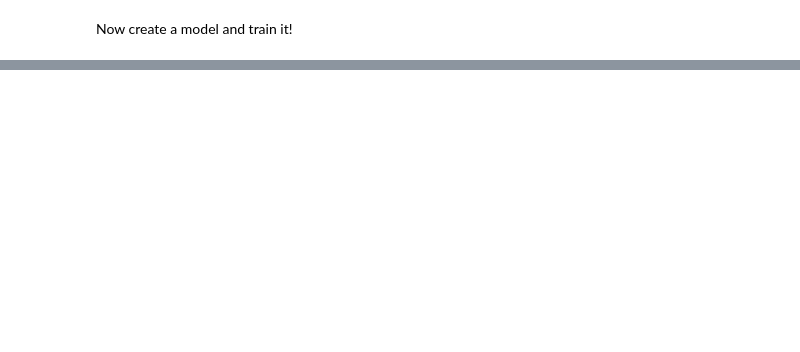
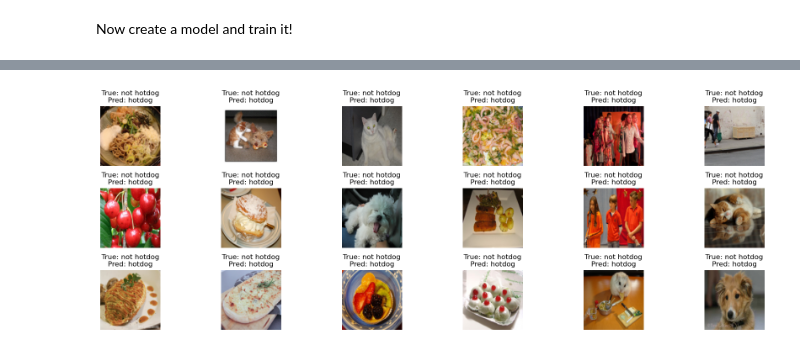
Before and after one commit to LuigiPampanin01/Assignments_DL_for_CV, a Jupyter notebook: IDLCV_Project_1_hotdog.ipynb, the cells around one changed output, grey strips where cells are left out. Cells and saved outputs as stored; diff of their text form; code cells hidden in the pictures; blank space fills up the shorter version.

Commit message:
trained first few attempts of CNN

```diff
--- a/IDLCV_Project_1_hotdog.ipynb
+++ b/IDLCV_Project_1_hotdog.ipynb
@@ -127,12 +145,12 @@ class Network(nn.Module):
         return x
 # %%
 model = Network()
-model.to(device)
+
 #Initialize the optimizer
 optimizer = torch.optim.SGD(model.parameters(), lr=0.1)
 
 #Get the first minibatch
-data = next(iter(train_loader))[0].cuda()
+data = next(iter(train_loader))[0]
 #Try running the model on a minibatch
 print('Shape of the output from the convolutional part', model.convolutional(data).shape)
 model(data); #if this runs the model dimensions fit
@@ -141,5 +159,4 @@ AssertionError: Torch not compiled with CUDA enabled
 # %%
-optimizer = torch.optim.SGD(model.parameters(), lr=0.1)
 num_epochs = 5
 
 for epoch in tqdm(range(num_epochs), unit='epoch'):
@@ -147,7 +164,6 @@ for epoch in tqdm(range(num_epochs), unit='epoch'):
     #For each epoch
     train_correct = 0
     for minibatch_no, (data, target) in tqdm(enumerate(train_loader), total=len(train_loader)):
-        data, target = data.to(device), target.to(device)
         #Zero the gradients computed for each weight
         optimizer.zero_grad()
         #Forward pass your image through the network
@@ -161,16 +177,22 @@ for epoch in tqdm(range(num_epochs), unit='epoch'):
 
         #Compute how many were correctly classified
         predicted = output.argmax(1)
-        train_correct += (target==predicted).sum().cpu().item()
+        train_correct += (target==predicted).sum().item()
     #Comput the test accuracy
     model.eval()
     test_correct = 0
-    for data, target in test_loader:
-        data = data.to(device)
+    incorrect_indices = []
+    for batch_idx, (data, target) in enumerate(test_loader):
         with torch.no_grad():
             output = model(data)
-        predicted = output.argmax(1).cpu()
-        test_correct += (target==predicted).sum().item()
-    train_acc = train_correct/len(trainset)
-    test_acc = test_correct/len(testset)
+        predicted = output.argmax(1)
+        test_correct += (target == predicted).sum().item()
+        # Find incorrect predictions in this batch
+        incorrect = (predicted != target).nonzero(as_tuple=True)[0]
+        # Calculate the global indices of these incorrect predictions
+        start_idx = batch_idx * batch_size
+        incorrect_global_indices = (start_idx + incorrect).tolist()
+        incorrect_indices.extend(incorrect_global_indices)
+    train_acc = train_correct / len(trainset)
+    test_acc = test_correct / len(testset)
     print("Accuracy train: {train:.1f}%\t test: {test:.1f}%".format(test=100*test_acc, train=100*train_acc))
@@ -176,0 +207,17 @@ for epoch in tqdm(range(num_epochs), unit='epoch'):
+# %%
+# Show some incorrectly predicted images from the test set
+num_to_show = 18  # Number of images to display
+plt.figure(figsize=(18, 6))
+for idx, img_idx in enumerate(incorrect_indices[:num_to_show]):
+    img, true_label = testset[img_idx]
+    # Model expects batch, so add batch dimension
+    with torch.no_grad():
+        pred = model(img.unsqueeze(0)).argmax(1).item()
+    plt.subplot(3, 6, idx + 1)
+    plt.imshow(np.transpose(img.numpy(), (1, 2, 0)))
+    plt.title(f"True: {['hotdog','not hotdog'][true_label]}\nPred: {['hotdog','not hotdog'][pred]}")
+    plt.axis('off')
+plt.tight_layout()
+plt.show()
+# %% [output]
+[figure, added]
```
Also changed, not shown: parts of 5 cells of this notebook, 1 other file.
